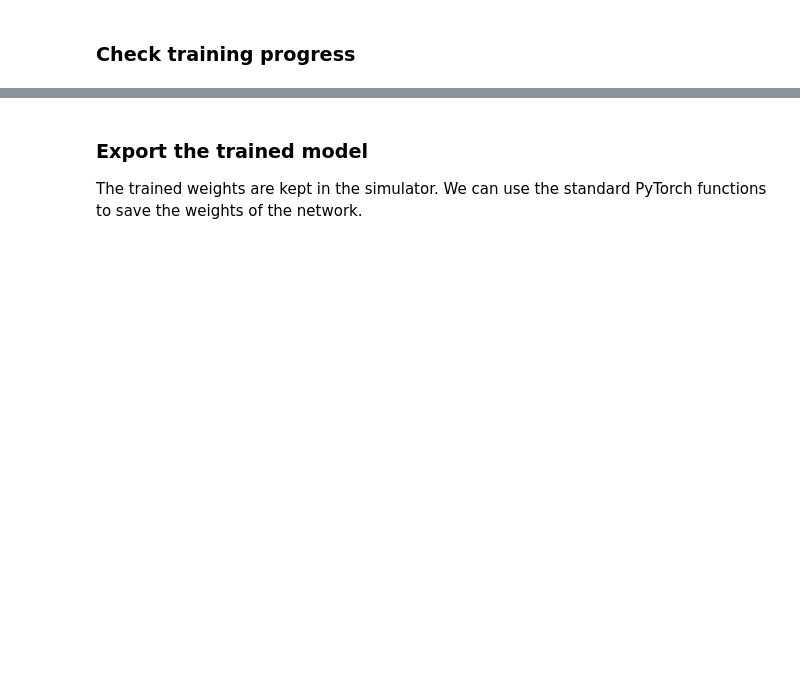
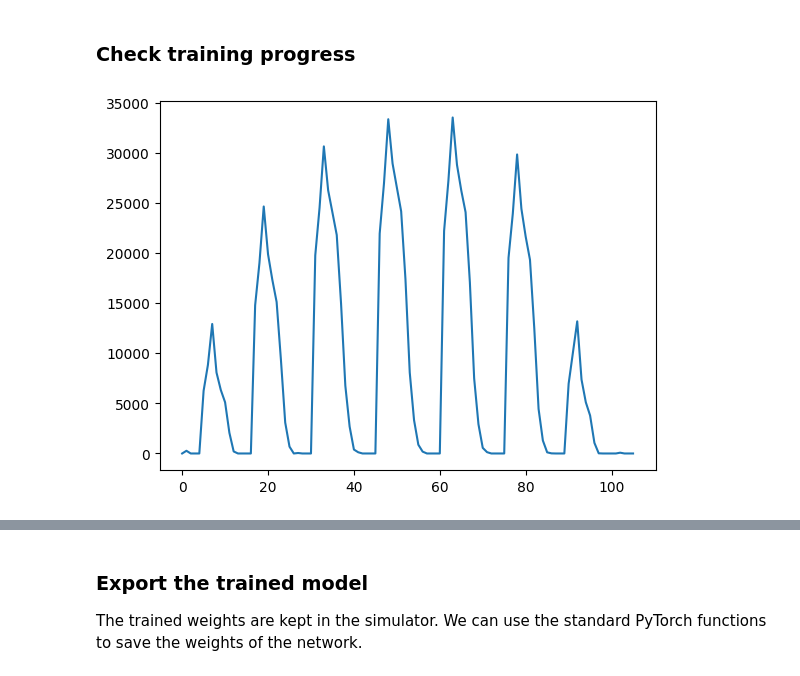
Before and after one commit to RoelMK/asynctorch, a Jupyter notebook: examples/tutorial_training_mixed_arch.ipynb, the cells around one changed output, grey strips where cells are left out. Drawn from its saved outputs; the diff is of its cells as text; code cells hidden in the pictures; blank space fills up the shorter version.

```diff
--- a/examples/tutorial_training_mixed_arch.ipynb
+++ b/examples/tutorial_training_mixed_arch.ipynb
@@ -162,6 +165,10 @@ for epoch in range(n_epochs):
 #torch.cuda.memory._dump_snapshot("snapshot.pickle")
 # %% [markdown]
 ### Check training progress
+# %%
+plt.plot(async_simulator.spike_selector.queue_log);
+# %% [output]
+[figure, added]
 # %%
 fig, ax1 = plt.subplots()
 
```
Also changed, not shown: parts of 6 cells of this notebook, 4 other files.
